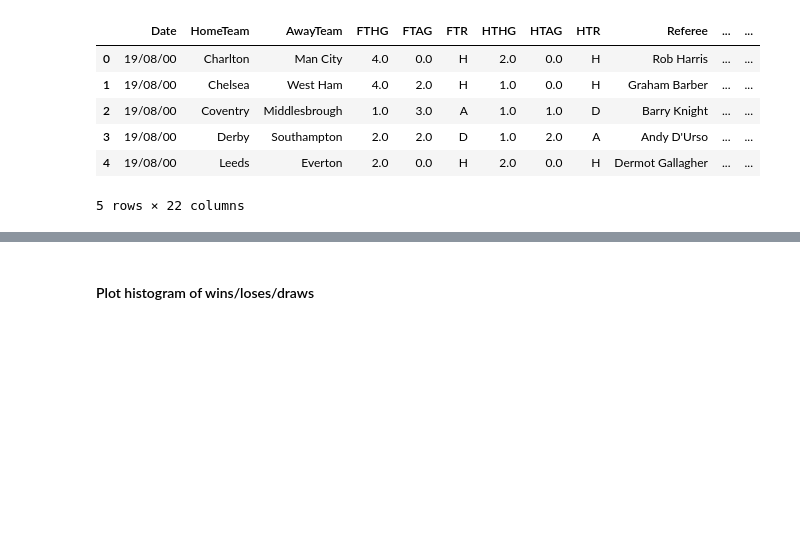
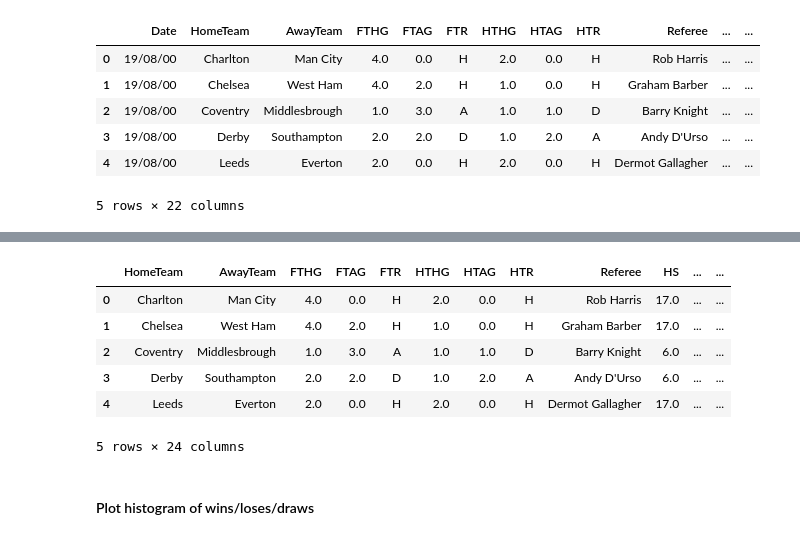
Before and after one commit to Adamliu1/GCW_0036, a Jupyter notebook: Andrzej.ipynb, the cells around one changed output, grey strips where cells are left out. Cells and saved outputs as stored; diff of their text form; code cells hidden in the pictures; blank space fills up the shorter version.

```diff
--- a/Andrzej.ipynb
+++ b/Andrzej.ipynb
@@ -85,3 +69,13 @@ df_trivial.head()
+# %%
+df.head()
+# %% [output]
+|  | HomeTeam | AwayTeam | FTHG | FTAG | FTR | HTHG | HTAG | HTR | Referee | HS | ... | ... |
+| 0 | Charlton | Man City | 4.0 | 0.0 | H | 2.0 | 0.0 | H | Rob Harris | 17.0 | ... | ... |
+| 1 | Chelsea | West Ham | 4.0 | 2.0 | H | 1.0 | 0.0 | H | Graham Barber | 17.0 | ... | ... |
+| 2 | Coventry | Middlesbrough | 1.0 | 3.0 | A | 1.0 | 1.0 | D | Barry Knight | 6.0 | ... | ... |
+| 3 | Derby | Southampton | 2.0 | 2.0 | D | 1.0 | 2.0 | A | Andy D'Urso | 6.0 | ... | ... |
+| 4 | Leeds | Everton | 2.0 | 0.0 | H | 2.0 | 0.0 | H | Dermot Gallagher | 17.0 | ... | ... |
+5 rows × 24 columns
 # %% [markdown]
 #### Plot histogram of wins/loses/draws
 # %%
```
Also changed, not shown: parts of 17 cells of this notebook.
